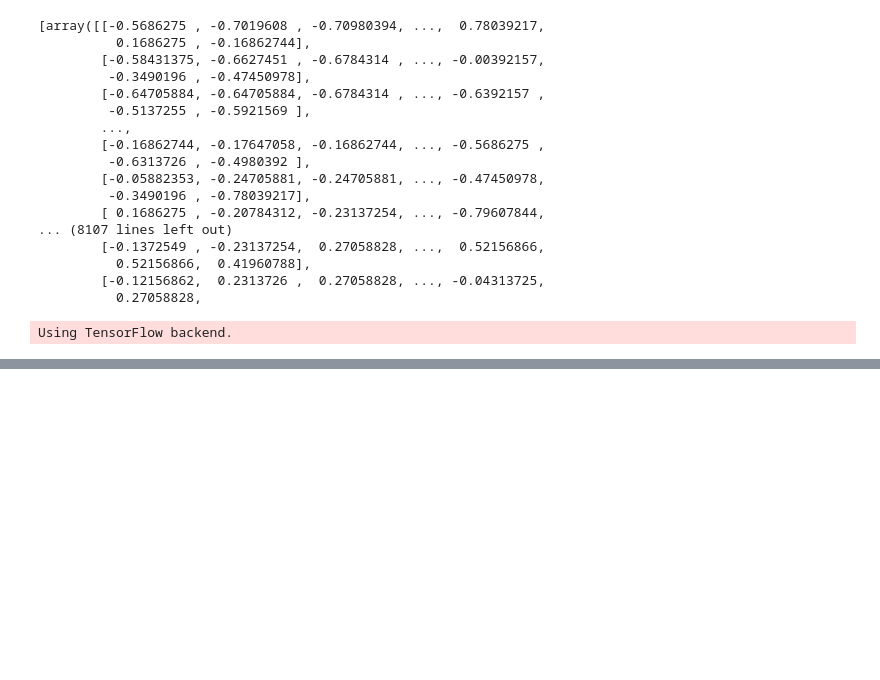
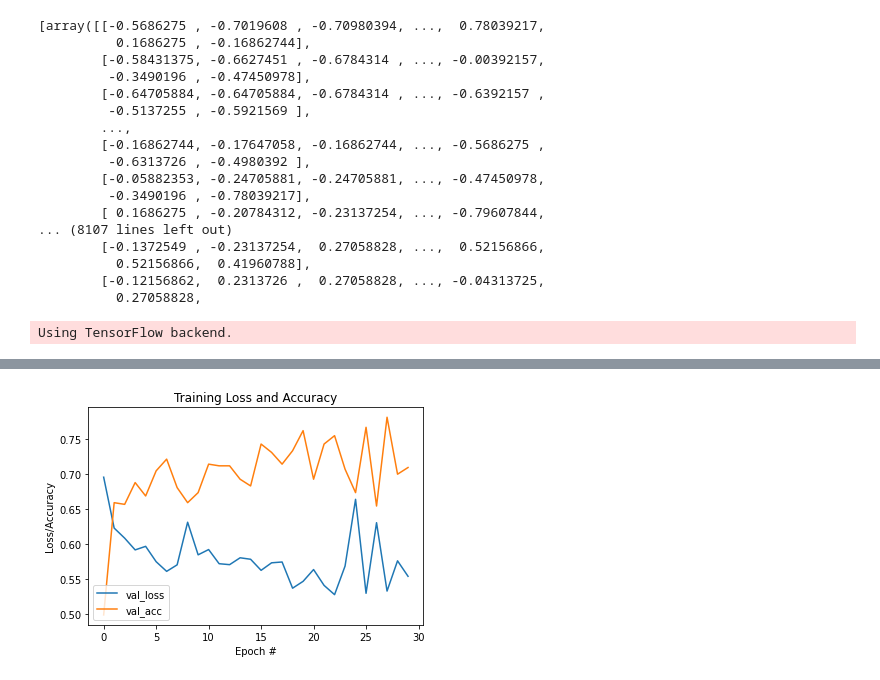
Before and after one commit to phamthien300820/CS114.K21, a Jupyter notebook: Test_ML.ipynb, the cells around one changed output, grey strips where cells are left out. Drawn from its saved outputs; the diff is of its cells as text; code cells hidden in the pictures; blank space fills up the shorter version.

```diff
--- a/Test_ML.ipynb
+++ b/Test_ML.ipynb
@@ -74,7 +74,7 @@ for category in categories:
         try:
             gray=cv2.cvtColor(img,cv2.COLOR_BGR2GRAY)
             #Coverting the image into gray scale
-            resized=cv2.resize(gray,(256,256))  #cogray
+            resized=cv2.resize(gray,(224,224))  #cogray
             image = preprocess_input(resized)
             #resizing the gray scale into 50x50, since we need a fixed common size for all the images in the dataset
             data.append(image)
@@ -127,7 +127,7 @@ data
 import numpy as np
 
 data=np.array(data)
-data=np.reshape(data,(data.shape[0],256,256,1))
+data=np.reshape(data,(data.shape[0],224,224,1))
 target=np.array(target)
 
 from keras.utils import np_utils
@@ -180,10 +180,10 @@ model.compile(loss='categorical_crossentropy',optimizer='adam',metrics=['accurac
 print("[INFO] training head...")
 checkpoint = ModelCheckpoint('model-{epoch:03d}.model',monitor='val_loss',verbose=0,save_best_only=True,mode='auto')
 H = model.fit(
-	aug.flow(train_data, train_target, batch_size=128),
-	steps_per_epoch=len(train_data) // 128,
+	aug.flow(train_data, train_target, batch_size=64),
+	steps_per_epoch=len(train_data) // 64,
 	validation_data=(test_data, test_target),
-	validation_steps=len(test_data) // 128,
+	validation_steps=len(test_data) // 64,
 	epochs=30,callbacks=[checkpoint])
 # %% [output]
 [INFO] training head...
@@ -214,14 +244,19 @@ model.summary()
+# %%
+# Cài đặt lưu biểu đồ kết quả
+TRAINING_PLOT_PATH = os.path.sep.join(["training_plot_val.png"])
 # %%
 import matplotlib.pyplot as plt
 
 #plt.style.use("ggplot")
 plt.figure()
-plt.plot(np.arange(0, 50), H.history["loss"], label="train_loss")
-plt.plot(np.arange(0, 50), H.history["val_loss"], label="val_loss")
-plt.plot(np.arange(0, 50), H.history["accuracy"], label="train_acc")
-plt.plot(np.arange(0, 50), H.history["val_accuracy"], label="val_acc")
+#plt.plot(np.arange(0, 30), H.history["loss"], label="train_loss")
+plt.plot(np.arange(0, 30), H.history["val_loss"], label="val_loss")
+#plt.plot(np.arange(0, 30), H.history["accuracy"], label="train_acc")
+plt.plot(np.arange(0, 30), H.history["val_accuracy"], label="val_acc")
 plt.title("Training Loss and Accuracy")
 plt.xlabel("Epoch #")
 plt.ylabel("Loss/Accuracy")
 plt.legend(loc="lower left")
 plt.savefig(TRAINING_PLOT_PATH)
+# %% [output]
+[figure, added]
```
Also changed, not shown: parts of 7 cells of this notebook.
